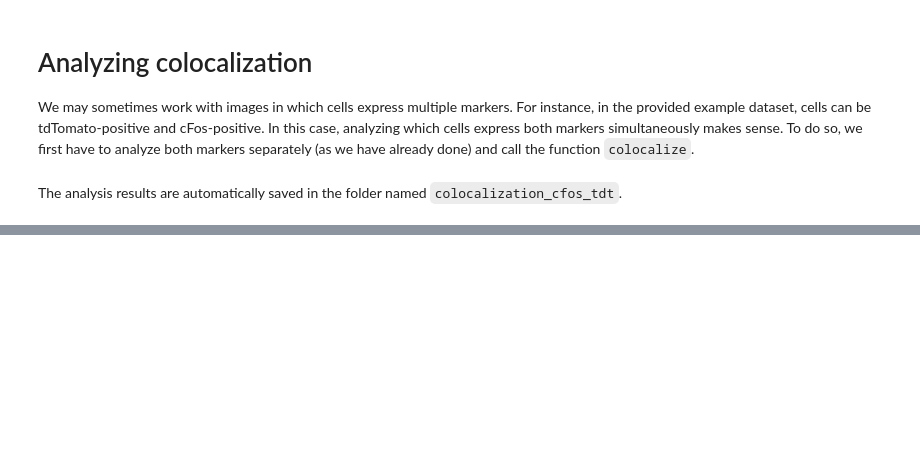
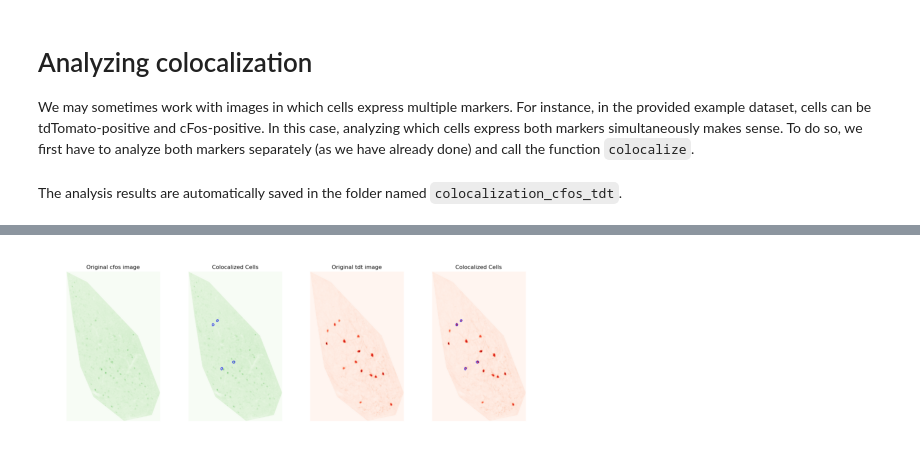
Before and after one commit to marccanela/cellrake, a Jupyter notebook: examples/2_analyzing_images.ipynb, the cells around one changed output, grey strips where cells are left out. Cells and saved outputs as stored; diff of their text form; code cells hidden in the pictures; blank space fills up the shorter version.

```diff
--- a/examples/2. analyzing_images.ipynb
+++ b/examples/2_analyzing_images.ipynb
@@ -109,7 +102,7 @@ The analysis results are automatically saved in the folder named `colocalization
 # %%
-pd.read_csv("./sample_data/colocalization_cfos_tdt/colocalization_results.csv")
-
-pil_image = Image.open("./sample_data/colocalization_cfos_tdt/labelled_images/C3-34453_B1_10X_BLA_001.png")
+pil_image = Image.open("./sample_data/colocalization_cfos_tdt/labelled_images/34453_B1_10X_BLA_001.png")
 plt.imshow(pil_image)
 plt.axis('off')
 plt.show()
+# %% [output]
+[figure, added]
```
Also changed, not shown: parts of 11 cells of this notebook, 9 other files.
